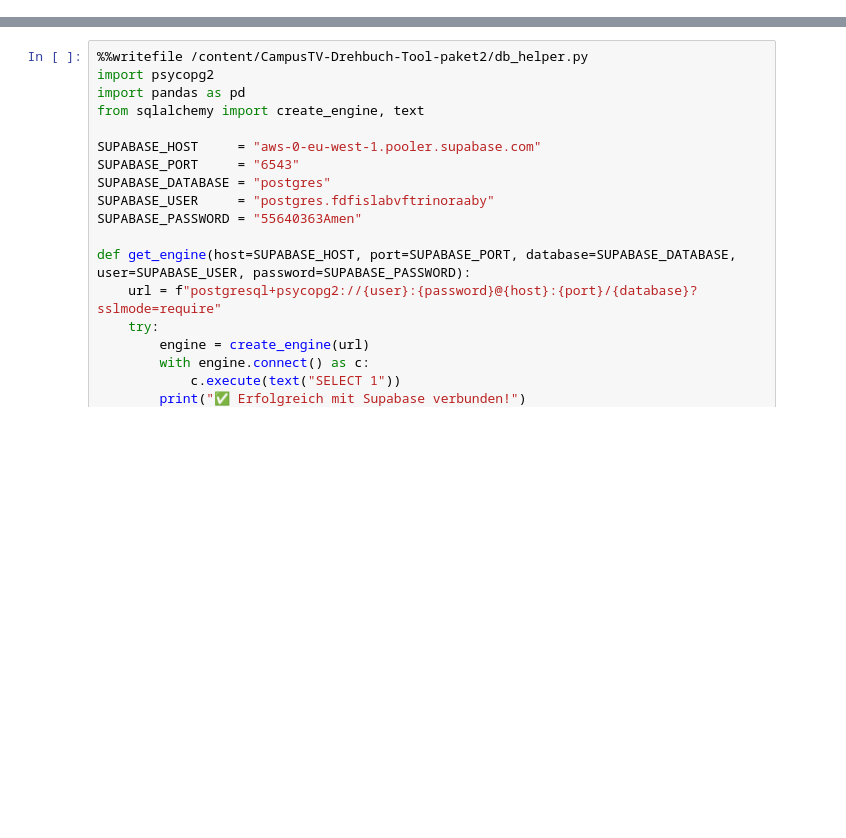
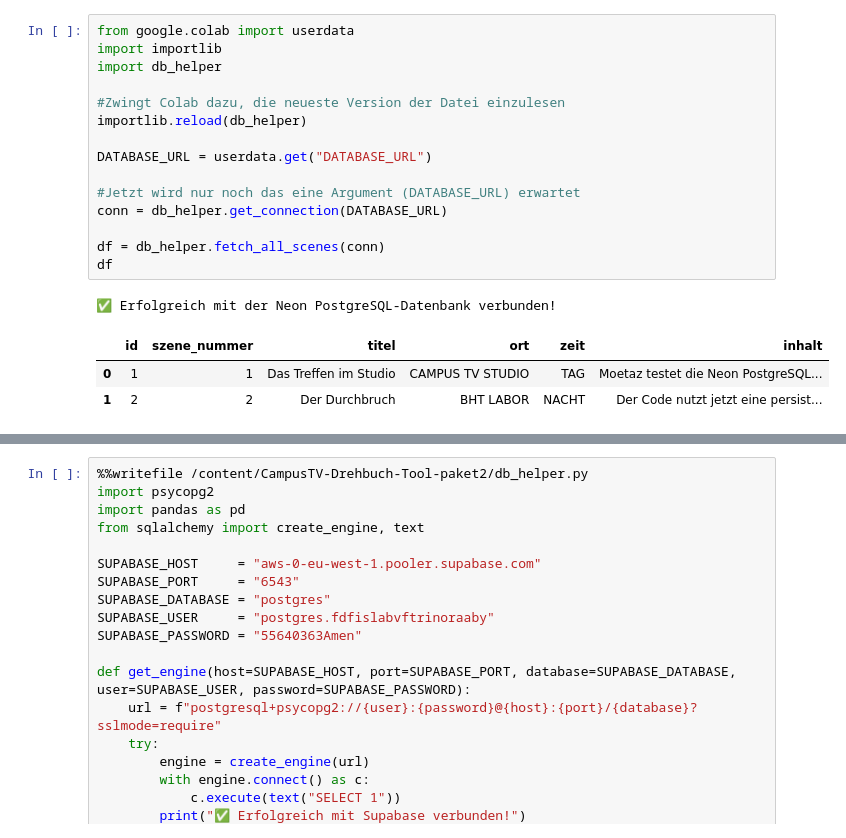
Before and after one commit to amenallahhajlaoui/Nature-Emoi, a Jupyter notebook: Drehbuch_project.ipynb, the cells around one changed output, grey strips where cells are left out. Drawn from its saved outputs; the diff is of its cells as text; blank space fills up the shorter version.

Commit message:
Update alle schritte bis db_helper.py 23/06/26 6:48

```diff
--- a/Drehbuch_project.ipynb
+++ b/Drehbuch_project.ipynb
@@ -2,0 +104,20 @@
+# %%
+from google.colab import userdata
+import importlib
+import db_helper
+
+#Zwingt Colab dazu, die neueste Version der Datei einzulesen
+importlib.reload(db_helper)
+
+DATABASE_URL = userdata.get("DATABASE_URL")
+
+#Jetzt wird nur noch das eine Argument (DATABASE_URL) erwartet
+conn = db_helper.get_connection(DATABASE_URL)
+
+df = db_helper.fetch_all_scenes(conn)
+df
+# %% [output]
+✅ Erfolgreich mit der Neon PostgreSQL-Datenbank verbunden!
+|  | id | szene_nummer | titel | ort | zeit | inhalt |
+| 0 | 1 | 1 | Das Treffen im Studio | CAMPUS TV STUDIO | TAG | Moetaz testet die Neon PostgreSQL... |
+| 1 | 2 | 2 | Der Durchbruch | BHT LABOR | NACHT | Der Code nutzt jetzt eine persist... |
```
Also changed, not shown: parts of 18 cells of this notebook.
